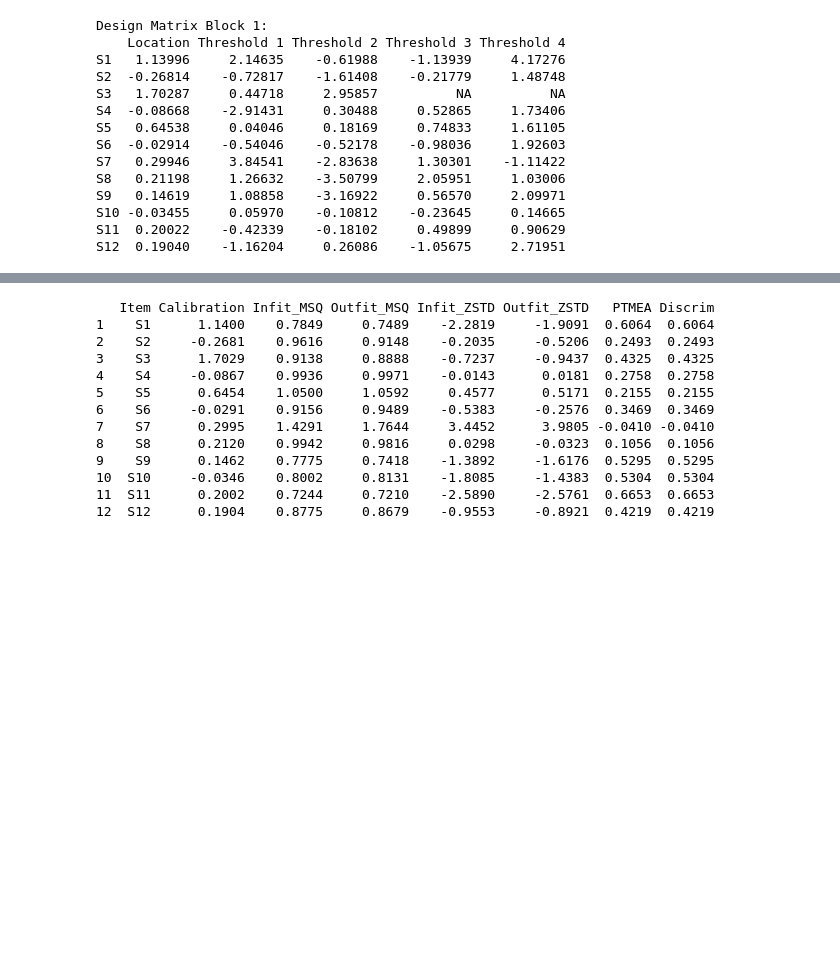
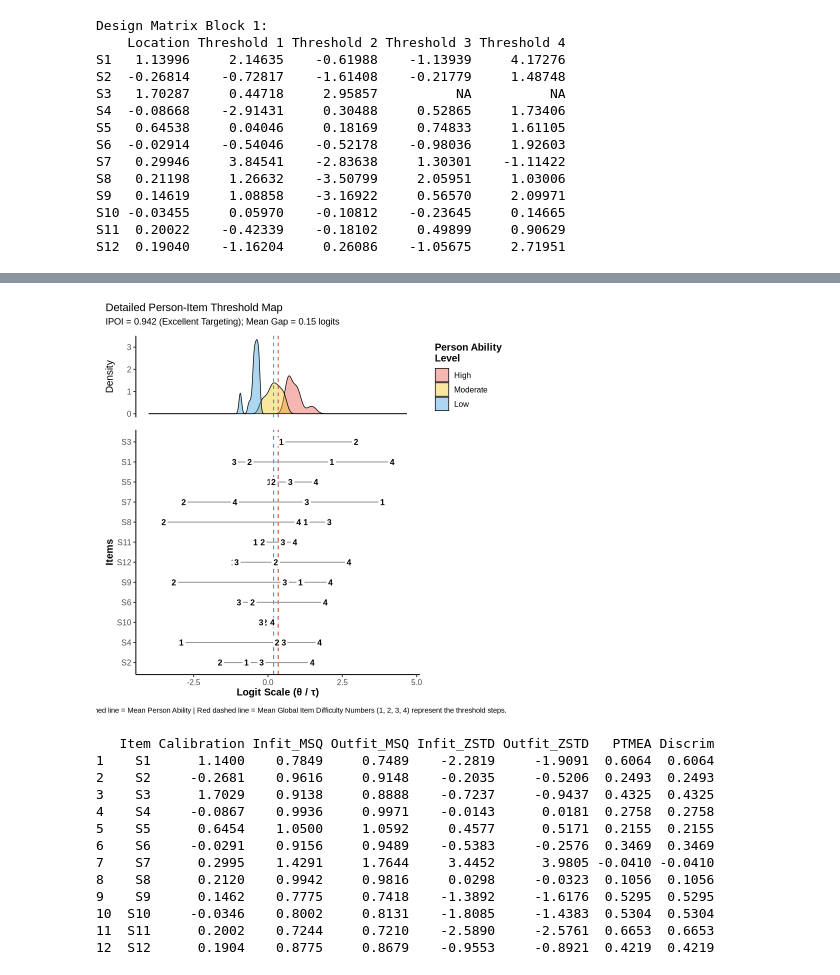
Before and after one commit to oktavianuu/the-curious-analyst, a Jupyter notebook: dea/rasch_eRm.ipynb, the cells around one changed output, grey strips where cells are left out. Drawn from its saved outputs; the diff is of its cells as text; code cells hidden in the pictures; blank space fills up the shorter version.

```diff
--- a/dea/rasch_eRm.ipynb
+++ b/dea/rasch_eRm.ipynb
@@ -249,3 +502,7 @@ This dual-reliability profile provides strong empirical support for the instrume
+# %%
+plot_threshold_map(rasch_model_pcm)
+# %% [output]
+[figure, added]
 # %%
 thresh_obj <- thresholds(rasch_model_pcm)
 
```
Also changed, not shown: parts of 38 cells of this notebook, 4 other files.
